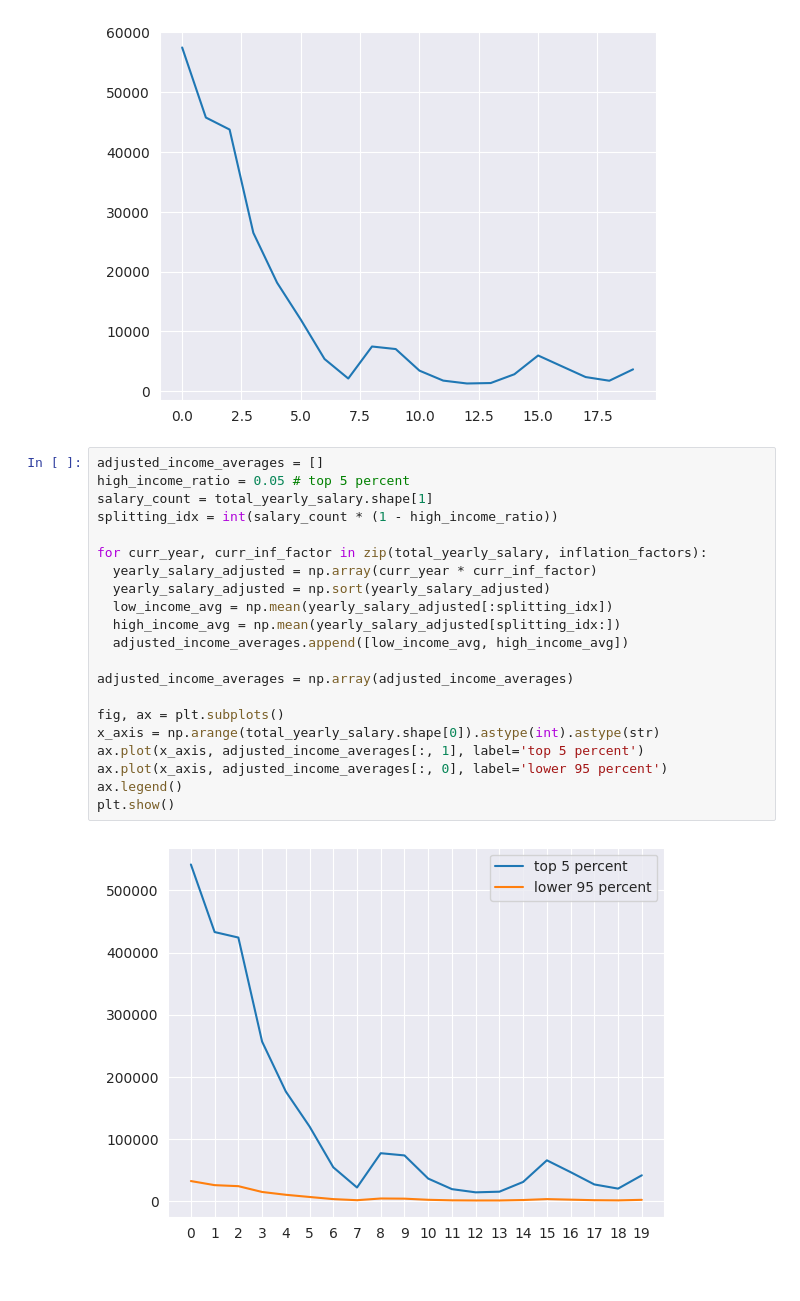
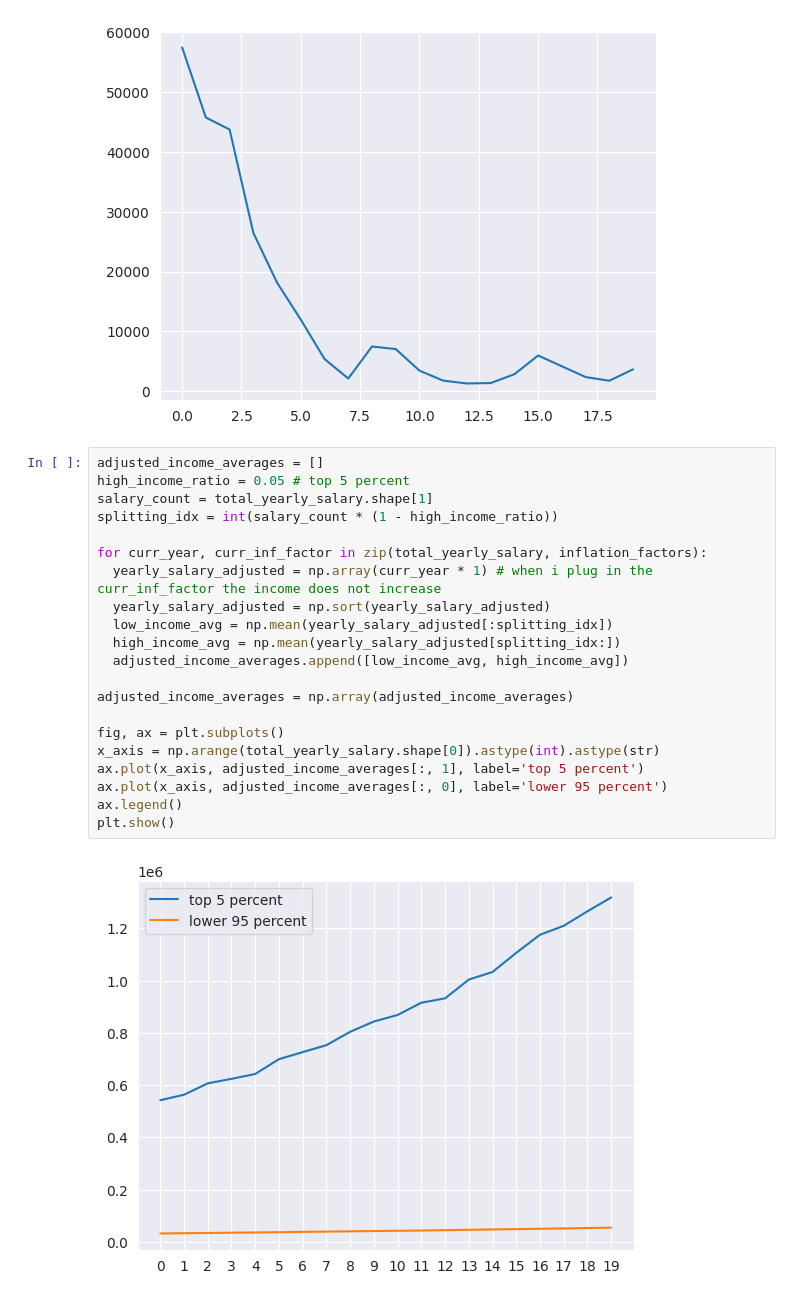
Before and after one commit to derMacon/ss23_visualization, a Jupyter notebook: exercises/ex-03/Vis_Zettel_3.ipynb, the cells around one changed output. Saved outputs shown, nothing was run; the diff lists cells and outputs as text.

Commit message:
updated last graph

```diff
--- a/exercises/ex-03/Vis_Zettel_3.ipynb
+++ b/exercises/ex-03/Vis_Zettel_3.ipynb
@@ -214,23 +214,23 @@ plt.plot(inflation_adjusted_avg_salaries)
 # %%
 adjusted_income_averages = []
 high_income_ratio = 0.05 # top 5 percent
 salary_count = total_yearly_salary.shape[1]
 splitting_idx = int(salary_count * (1 - high_income_ratio))
 
 for curr_year, curr_inf_factor in zip(total_yearly_salary, inflation_factors):
-  yearly_salary_adjusted = np.array(curr_year * curr_inf_factor)
+  yearly_salary_adjusted = np.array(curr_year * 1) # when i plug in the curr_inf_factor the income does not increase
   yearly_salary_adjusted = np.sort(yearly_salary_adjusted)
   low_income_avg = np.mean(yearly_salary_adjusted[:splitting_idx])
   high_income_avg = np.mean(yearly_salary_adjusted[splitting_idx:])
   adjusted_income_averages.append([low_income_avg, high_income_avg])
 
 adjusted_income_averages = np.array(adjusted_income_averages)
 
 fig, ax = plt.subplots()
 x_axis = np.arange(total_yearly_salary.shape[0]).astype(int).astype(str)
 ax.plot(x_axis, adjusted_income_averages[:, 1], label='top 5 percent')
 ax.plot(x_axis, adjusted_income_averages[:, 0], label='lower 95 percent')
 ax.legend()
 plt.show()
 # %% [output]
-[figure, old version]
+[figure, new version]
```
